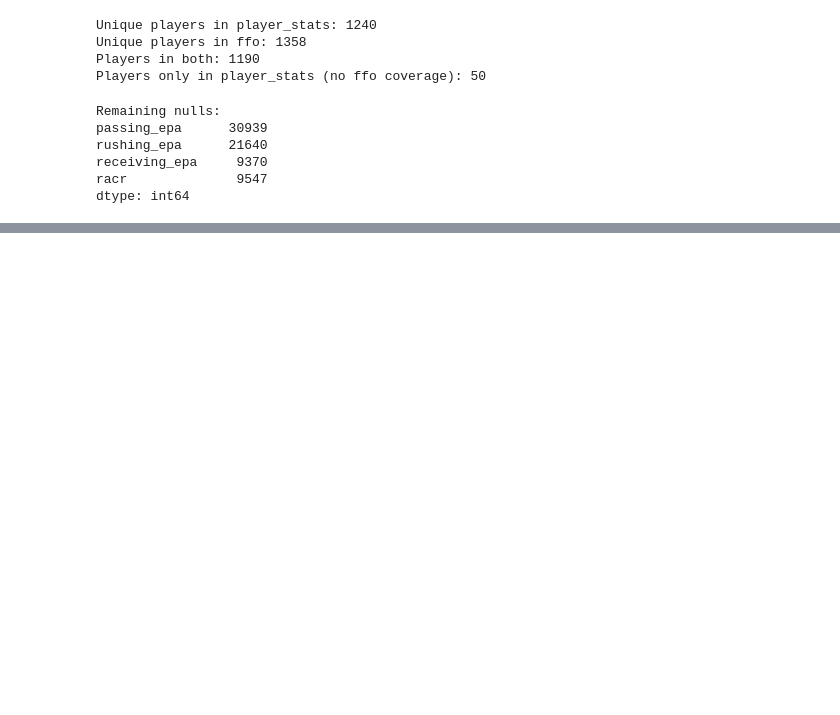
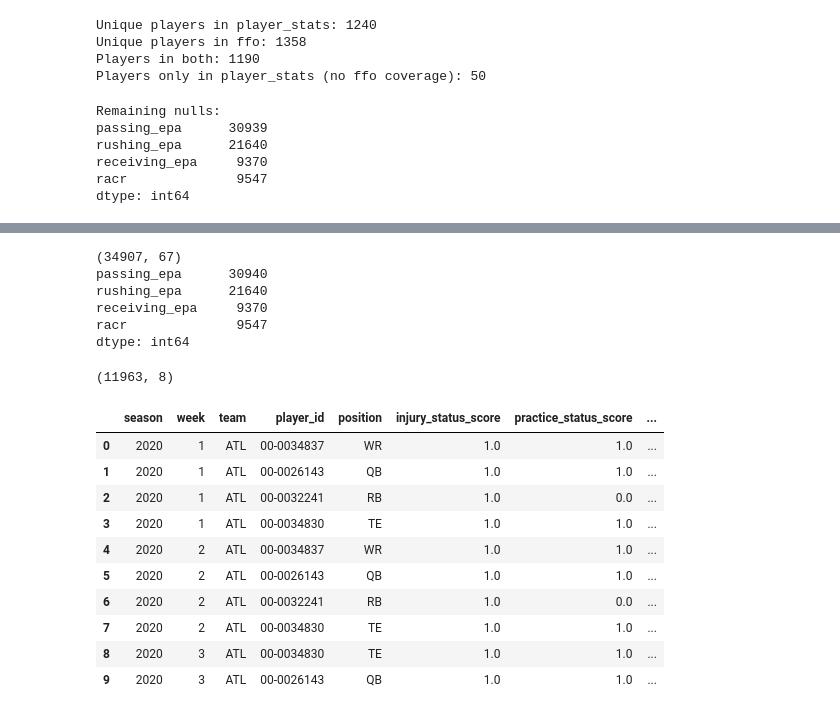
Before and after one commit to joscho11/BettingEdgeContinued, a Jupyter notebook: fantasy/data_pipeline.ipynb, the cells around one changed output, grey strips where cells are left out. Cells and saved outputs as stored; diff of their text form; code cells hidden in the pictures; blank space fills up the shorter version.

```diff
--- a/fantasy/data_pipeline.ipynb
+++ b/fantasy/data_pipeline.ipynb
@@ -294,0 +635,62 @@ dtype: int64
+# %%
+# Join defensive flags on opponent_team
+df = df.merge(
+    def_flags,
+    left_on=["season", "week", "opponent_team"],
+    right_on=["season", "week", "team"],
+    how="left"
+).drop(columns=["team_y"]).rename(columns={"team_x": "team"})
+
+for col in def_flag_cols:
+    if col in df.columns:
+        df[col] = df[col].fillna(1.0)
+
+# Join OL flags on own team
+df = df.merge(ol_flags, on=["season", "week", "team"], how="left")
+
+for col in ol_flag_cols:
+    if col in df.columns:
+        df[col] = df[col].fillna(1.0)
+
+print(df.shape)
+print(df.isnull().sum()[df.isnull().sum() > 0])
+# %% [output]
+(34907, 67)
+passing_epa      30940
+rushing_epa      21640
+receiving_epa     9370
+racr              9547
+dtype: int64
+# %%
+# Join injury status onto depth chart starters
+starter_health = depth_clean.merge(
+    inj[["season", "week", "player_id", "injury_status_score", "practice_status_score"]],
+    on=["season", "week", "player_id"],
+    how="left"
+)
+
+# No injury report = healthy
+starter_health["injury_status_score"] = starter_health["injury_status_score"].fillna(1.0)
+starter_health["practice_status_score"] = starter_health["practice_status_score"].fillna(1.0)
+
+# Combined availability score
+starter_health["starter_availability"] = (
+    starter_health["injury_status_score"] * 0.6 +
+    starter_health["practice_status_score"] * 0.4
+)
+
+print(starter_health.shape)
+starter_health.head(10)
+# %% [output]
+(11963, 8)
+|  | season | week | team | player_id | position | injury_status_score | practice_status_score | ... |
+| 0 | 2020 | 1 | ATL | 00-0034837 | WR | 1.0 | 1.0 | ... |
+| 1 | 2020 | 1 | ATL | 00-0026143 | QB | 1.0 | 1.0 | ... |
+| 2 | 2020 | 1 | ATL | 00-0032241 | RB | 1.0 | 0.0 | ... |
+| 3 | 2020 | 1 | ATL | 00-0034830 | TE | 1.0 | 1.0 | ... |
+| 4 | 2020 | 2 | ATL | 00-0034837 | WR | 1.0 | 1.0 | ... |
+| 5 | 2020 | 2 | ATL | 00-0026143 | QB | 1.0 | 1.0 | ... |
+| 6 | 2020 | 2 | ATL | 00-0032241 | RB | 1.0 | 0.0 | ... |
+| 7 | 2020 | 2 | ATL | 00-0034830 | TE | 1.0 | 1.0 | ... |
+| 8 | 2020 | 3 | ATL | 00-0034830 | TE | 1.0 | 1.0 | ... |
+| 9 | 2020 | 3 | ATL | 00-0026143 | QB | 1.0 | 1.0 | ... |
```
Also changed, not shown: parts of 26 cells of this notebook, 3 other files.
